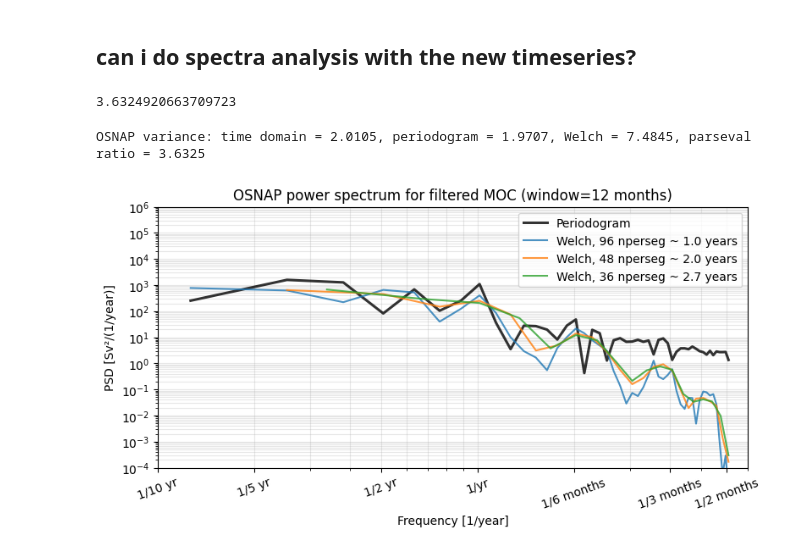
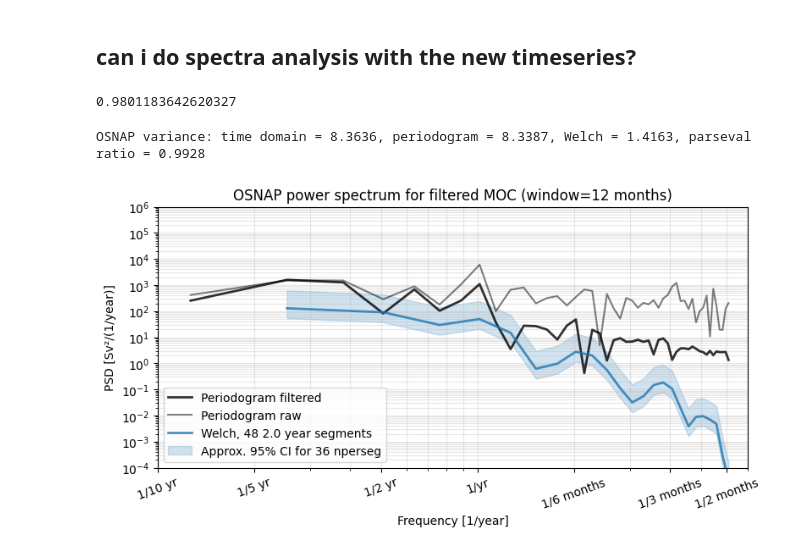
Before and after one commit to isaschmitz/data_analysis-assignment, a Jupyter notebook: notebooks/osnap_spectral_analysis.ipynb, the cells around one changed output. Cells and saved outputs as stored; diff of their text form; code cells hidden in the pictures.

```diff
--- a/notebooks/osnap_spectral_analysis.ipynb
+++ b/notebooks/osnap_spectral_analysis.ipynb
@@ -95,9 +96,9 @@ welch_psd = spectra.welch_psd(
 )
 # %%
 # generate welch for multiple nperseg values
-
+welch_psd_steps = {}
 for n in [12, 24, 36, 48, 96]:
-    welch_psd[n] = spectra.welch_psd(
+    welch_psd_steps[n] = spectra.welch_psd(
         series,
         dt_days=30,
         segment_length=n,
@@ -324,21 +347,21 @@ time_years = np.arange(series_raw.size) / fs / 365.25
 # %%
-periodogram = spectra.raw_periodogram(
-    series,
+periodogram_filt = spectra.raw_periodogram(
+    series_filt,
     dt_days=30,
     detrend="linear",
 )
-f_p_spectra = periodogram[0]
-Pxx_p_spectra = periodogram[1]
+f_p_spectra_filt = periodogram_filt[0]
+Pxx_p_spectra_filt = periodogram_filt[1]
 # %%
-for n in [12, 24, 36, 48, 96]:
-    welch_psd[n] = spectra.welch_psd(
-        series,
+welch_psd_filt = {}
+welch_psd_filt = spectra.welch_psd(
+        series_filt,
         dt_days=30,
         segment_length=n,
         window="hann",
     )
 # %%
-ratio = spectra.parseval_ratio(series, f_w_spectra, Pxx_w_spectra)
-ratio
+ratio_filt = spectra.parseval_ratio(series_filt, f_p_spectra_filt, Pxx_p_spectra_filt)
+ratio_filt
 # %% [output]
-3.6324920663709723
+0.9801183642620327
@@ -372,58 +400,62 @@ fig, ax = plt.subplots(figsize=(9, 4))
 
 # plot periodogram
 ax.loglog(
-    freq_p, Pxx_p_plot, label="Periodogram", color="black", alpha=0.8, linewidth=2.2
+    freq_p_filt, Pxx_p_plot_filt, label="Periodogram filtered", color="black", alpha=0.8, linewidth=2
+)
+# plot raw periodogram for comparison
+ax.loglog(
+    freq_p, Pxx_p_plot, label="Periodogram raw", color="black", alpha=0.5, linewidth=1.5
 )
 
 # plot Welch's method with confidence intervals
-for n in [96, 48, 36]:
-    freq_w_n = welch_psd[n]["freq"][1:] * 365.25
-    Pxx_w_n = welch_psd[n]["psd"][1:]
-    ax.loglog(
-        freq_w_n, Pxx_w_n, label=f"Welch, {n} nperseg ~ {96 / n:.1f} years", alpha=0.8
+
+freq_w_n_filt = welch_psd_filt["freq"][1:] * 365.25
+Pxx_w_n_filt = welch_psd_filt["psd"][1:]
+ax.loglog(
+        freq_w_n_filt, Pxx_w_n_filt, label=f"Welch, {n} {96 / n:.1f} year segments", alpha=0.8, color = 'tab:blue', linewidth=2
     )
 
 # ax.loglog(freq_w, Pxx_w_plot, label=f'Welch, {nperseg} nperseg ~ {96/nperseg:.1f} years')
-# ax.fill_between(
-#     freq_w,
-#     Pxx_w_plot * lo,
-#     Pxx_w_plot * hi,
-#     color='green',
-#     alpha=0.2,
-#     label='Approx. 95% CI for 36 nperseg',
-# )
+ax.fill_between(
+    freq_w_n_filt,
+    Pxx_w_n_filt * lo_w_filt,
+    Pxx_w_n_filt * hi_w_filt,
+    color='tab:blue',
+    alpha=0.2,
+    label='Approx. 95% CI for 36 nperseg',
+)
 
 # adjust plotting parameters
 ax.set_title(f"OSNAP power spectrum for filtered MOC (window={window} months)")
 ax.set_xlabel("Frequency [1/year]")
 # set ylabel with units of power spectral density (PSD)
 ax.set_ylabel("PSD [Sv²/(1/year)]")
 axis_max = max(float(np.nanmax(freq_p)), float(np.nanmax(freq_w)))
 ax.set_xticks([0.1, 0.2, 0.5, 1, 2, 4, 6, 12, 52])
 ax.set_xticklabels(
     [
         "1/10 yr",
         "1/5 yr",
         "1/2 yr",
         "1/yr",
         "1/6 months",
         "1/3 months",
         "1/2 months",
         "1/month ",
         "1/wk",
     ],
     rotation=20,
 )
 ax.grid(True, which="both", alpha=0.3)
 ax.legend()
 
 ax.set_ylim(1e-4, 1e6)
 ax.set_xlim(1e-1, 7)
-
+fig.savefig("../figures/welch_filt.png", dpi=300, bbox_inches="tight")
 # print check of variance values (parseval)
 print(
     f"OSNAP variance: time domain = {var_time:.4f}, periodogram = {var_p:.4f}, Welch = {var_w:.4f}, parseval ratio = {ratio:.4f}"
 )
 # %% [output]
-OSNAP variance: time domain = 2.0105, periodogram = 1.9707, Welch = 7.4845, parseval ratio = 3.6325
+OSNAP variance: time domain = 8.3636, periodogram = 8.3387, Welch = 1.4163, parseval ratio = 0.9928
-[figure, old version]
+[figure, new version]
```
Also changed, not shown: parts of 18 cells of this notebook, 5 other files.
